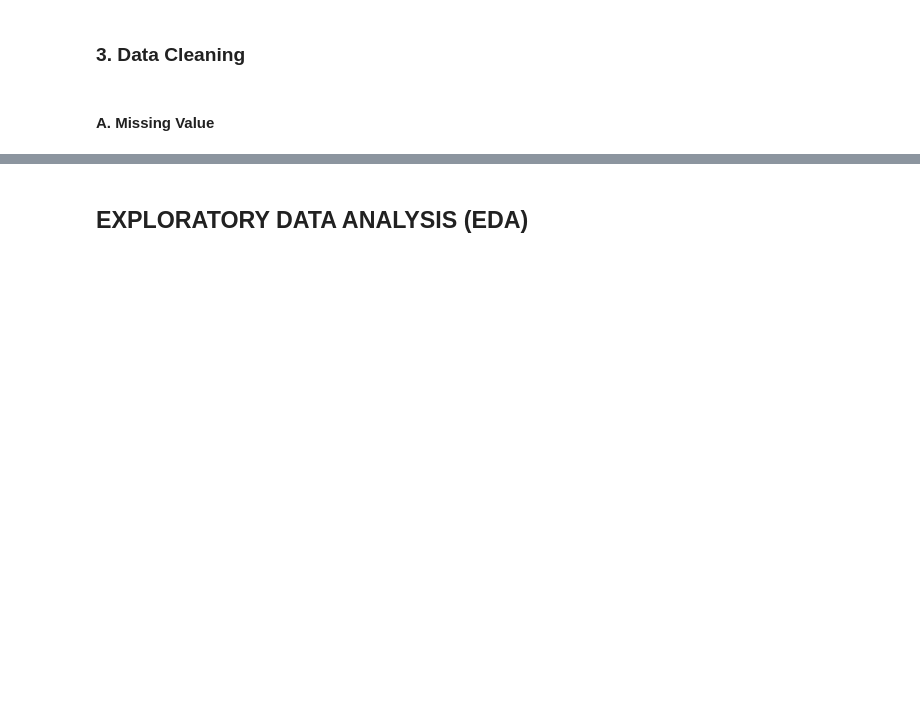
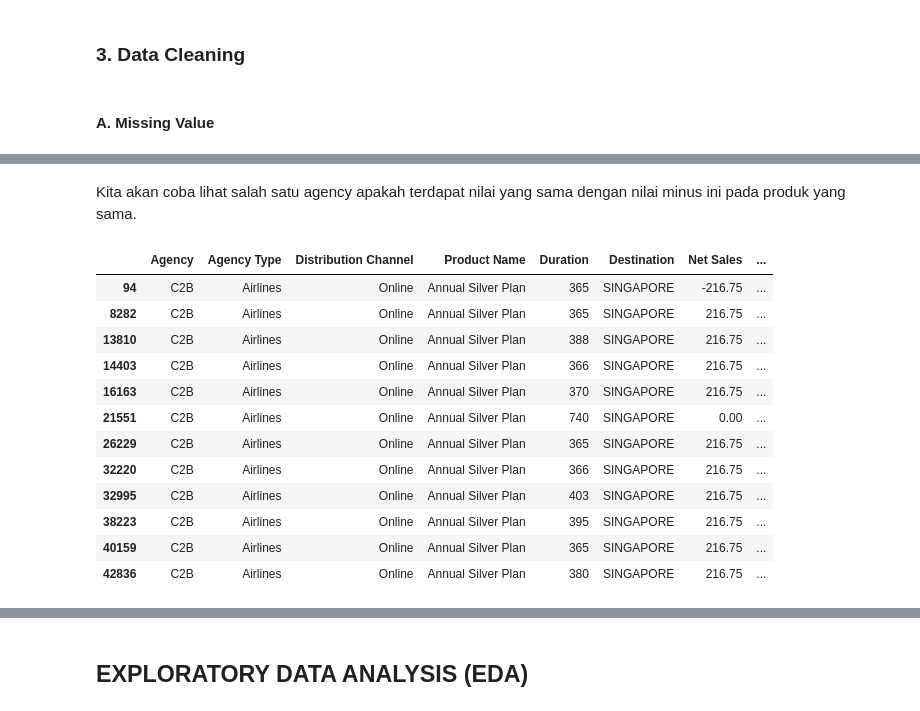
Before and after one commit to prima-as/Capstone-3_Machine-Learning, a Jupyter notebook: Capstone 3 - ML for Travel Insurance.ipynb, the cells around one changed output, grey strips where cells are left out. Cells and saved outputs as stored; diff of their text form; code cells hidden in the pictures; blank space fills up the shorter version.

```diff
--- a/Capstone 3 - ML for Travel Insurance.ipynb
+++ b/Capstone 3 - ML for Travel Insurance.ipynb
@@ -221,0 +332,4 @@ SyntaxError: closing parenthesis ']' does not match opening parenthesis '(' on l
+# %%
+# Mencari mean dari masing-masing group
+mean_values = df_travel.groupby(['Agency', 'Product Name', 'Destination', 'Net Sales'])['Duration'].transform('mean').astype('int')
+mean_values
@@ -221,0 +349,4 @@ SyntaxError: closing parenthesis ']' does not match opening parenthesis '(' on l
+# %%
+# Mengisi nilai 0 dengan mean dari group yang sama
+df_travel['Duration'] = df_travel['Duration'].mask(df_travel['Duration'] == 0, mean_values)
+df_travel[df_travel['Duration'] == 0]
@@ -221,0 +360,4 @@ SyntaxError: closing parenthesis ']' does not match opening parenthesis '(' on l
+# %%
+# Menghapus sisa data dengan Duration = 0
+df_travel = df_travel[df_travel['Duration'] != 0]
+df_travel.shape
@@ -221,0 +389,19 @@ SyntaxError: closing parenthesis ']' does not match opening parenthesis '(' on l
+# %% [markdown]
+Kita akan coba lihat salah satu agency apakah terdapat nilai yang sama dengan nilai minus ini pada produk yang sama.
+# %%
+# Melihat penjualan produk dari agensi 'C2B' dengan nama produk 'Annual Silver Plan' dan komisi = 54.19
+df_travel[(df_travel['Agency'] == 'C2B') & (df_travel['Product Name'] == 'Annual Silver Plan') & (df_travel['Commision (in value)'] == 54.19)]
+# %% [output]
+|  | Agency | Agency Type | Distribution Channel | Product Name | Duration | Destination | Net Sales | ... |
+| 94 | C2B | Airlines | Online | Annual Silver Plan | 365 | SINGAPORE | -216.75 | ... |
+| 8282 | C2B | Airlines | Online | Annual Silver Plan | 365 | SINGAPORE | 216.75 | ... |
+| 13810 | C2B | Airlines | Online | Annual Silver Plan | 388 | SINGAPORE | 216.75 | ... |
+| 14403 | C2B | Airlines | Online | Annual Silver Plan | 366 | SINGAPORE | 216.75 | ... |
+| 16163 | C2B | Airlines | Online | Annual Silver Plan | 370 | SINGAPORE | 216.75 | ... |
+| 21551 | C2B | Airlines | Online | Annual Silver Plan | 740 | SINGAPORE | 0.00 | ... |
+| 26229 | C2B | Airlines | Online | Annual Silver Plan | 365 | SINGAPORE | 216.75 | ... |
+| 32220 | C2B | Airlines | Online | Annual Silver Plan | 366 | SINGAPORE | 216.75 | ... |
+| 32995 | C2B | Airlines | Online | Annual Silver Plan | 403 | SINGAPORE | 216.75 | ... |
+| 38223 | C2B | Airlines | Online | Annual Silver Plan | 395 | SINGAPORE | 216.75 | ... |
+| 40159 | C2B | Airlines | Online | Annual Silver Plan | 365 | SINGAPORE | 216.75 | ... |
+| 42836 | C2B | Airlines | Online | Annual Silver Plan | 380 | SINGAPORE | 216.75 | ... |
```
Also changed, not shown: parts of 46 cells of this notebook.
